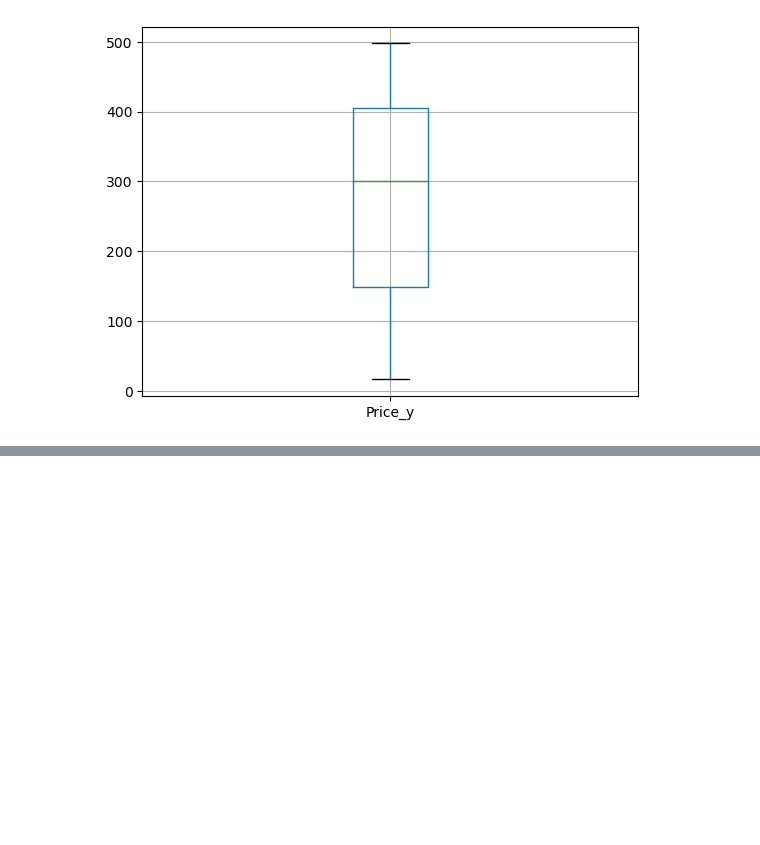
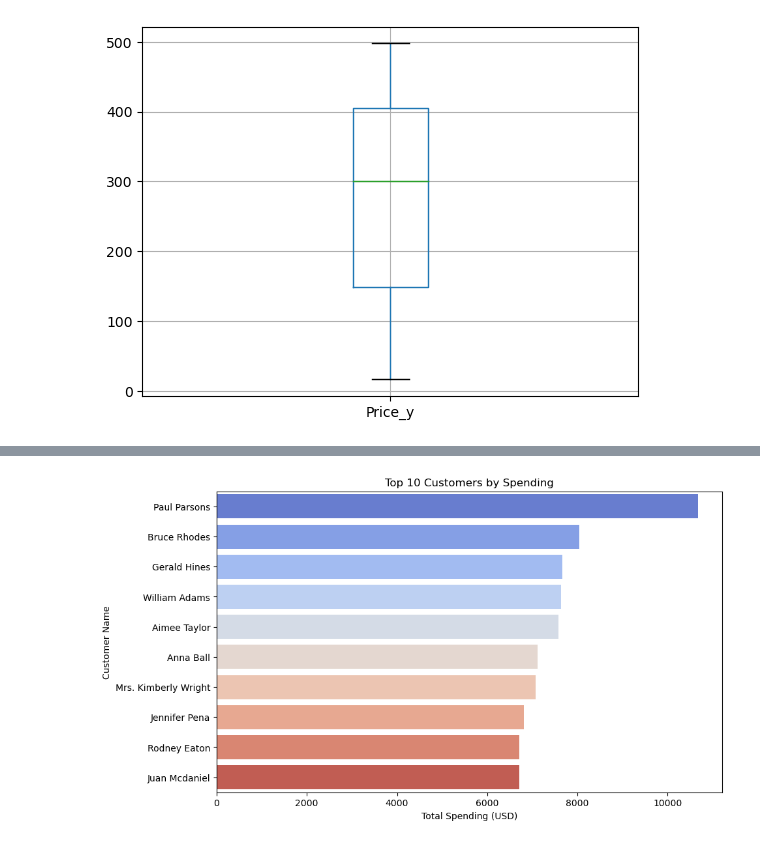
Before and after one commit to alaina12/Zeotap-assignement, a Jupyter notebook: Alaina_Hafiza_EDA.ipynb, the cells around one changed output, grey strips where cells are left out. Drawn from its saved outputs; the diff is of its cells as text; code cells hidden in the pictures; blank space fills up the shorter version.

```diff
--- a/Alaina_Hafiza_EDA.ipynb
+++ b/Alaina_Hafiza_EDA.ipynb
@@ -232,0 +249,16 @@ merged[['Price_y']].boxplot()
+# %%
+# Top 10 Customers by Spending
+top_customers = (
+    merged.groupby("CustomerName")["TotalValue"]
+    .sum()
+    .sort_values(ascending=False)
+    .head(10)
+)
+plt.figure(figsize=(10, 6))
+sns.barplot(y=top_customers.index, x=top_customers.values, palette="coolwarm")
+plt.title("Top 10 Customers by Spending")
+plt.xlabel("Total Spending (USD)")
+plt.ylabel("Customer Name")
+plt.show()
+# %% [output]
+[figure, added]
```
Also changed, not shown: parts of 2 cells of this notebook.
